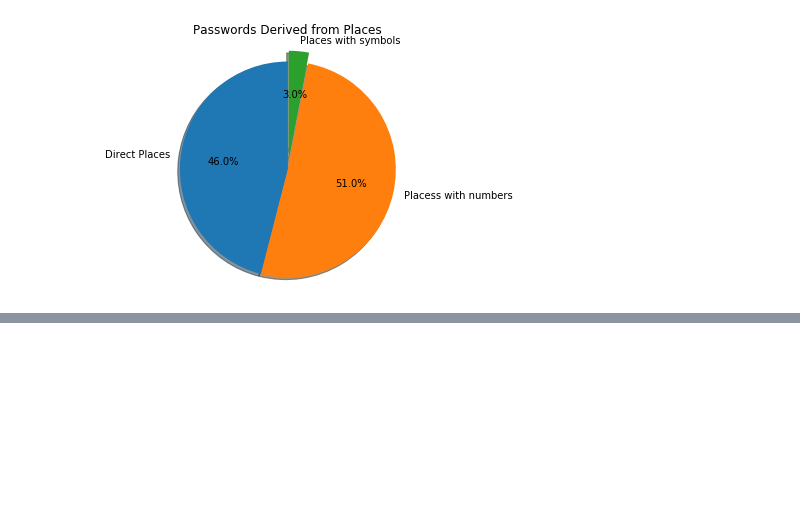
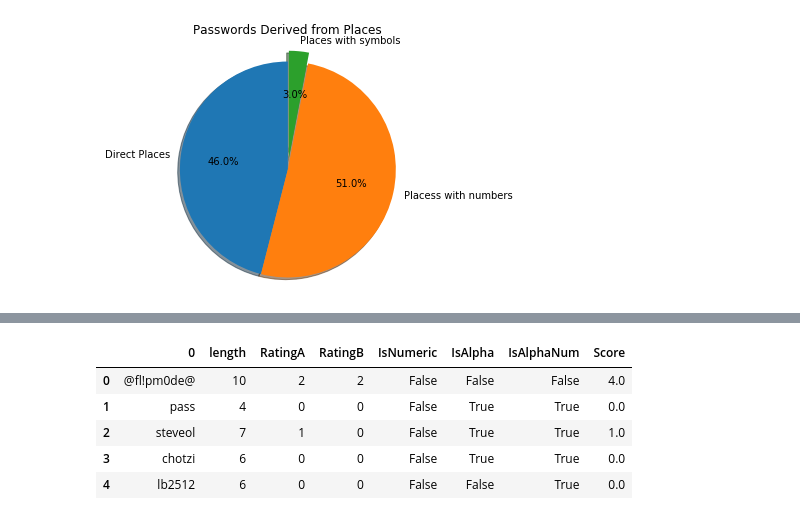
Before and after one commit to ydafalla/EECS731-Final-Project, a Jupyter notebook: data_analysis12.ipynb, the cells around one changed output, grey strips where cells are left out. Drawn from its saved outputs; the diff is of its cells as text; code cells hidden in the pictures; blank space fills up the shorter version.

```diff
--- a/data_analysis12.ipynb
+++ b/data_analysis12.ipynb
@@ -509,3 +509,5 @@ plt.tight_layout()
 plt.show()
 # %% [output]
 [figure]
+# %%
+passwords_with_scores=new_password_list.copy()
@@ -511,0 +527,2 @@ plt.show()
+# %%
+passwords_with_scores['length']  = passwords_with_scores[0].str.len()
@@ -511,0 +538,11 @@ plt.show()
+# %%
+val=0
+def f(row):
+    if(len(row[0])<=6 or row[0].isnumeric()):
+        val=0
+    else:
+        if(row[0].isalpha()):
+            val=1
+        else:
+            val=2
+    return val
@@ -511,0 +551,9 @@ plt.show()
+# %%
+passwords_with_scores.head()
+# %% [output]
+|  | 0 | length | RatingA | RatingB | IsNumeric | IsAlpha | IsAlphaNum | Score |
+| 0 | @fl!pm0de@ | 10 | 2 | 2 | False | False | False | 4.0 |
+| 1 | pass | 4 | 0 | 0 | False | True | True | 0.0 |
+| 2 | steveol | 7 | 1 | 0 | False | True | True | 1.0 |
+| 3 | chotzi | 6 | 0 | 0 | False | True | True | 0.0 |
+| 4 | lb2512 | 6 | 0 | 0 | False | False | True | 0.0 |
```
Also changed, not shown: parts of 14 cells of this notebook.
